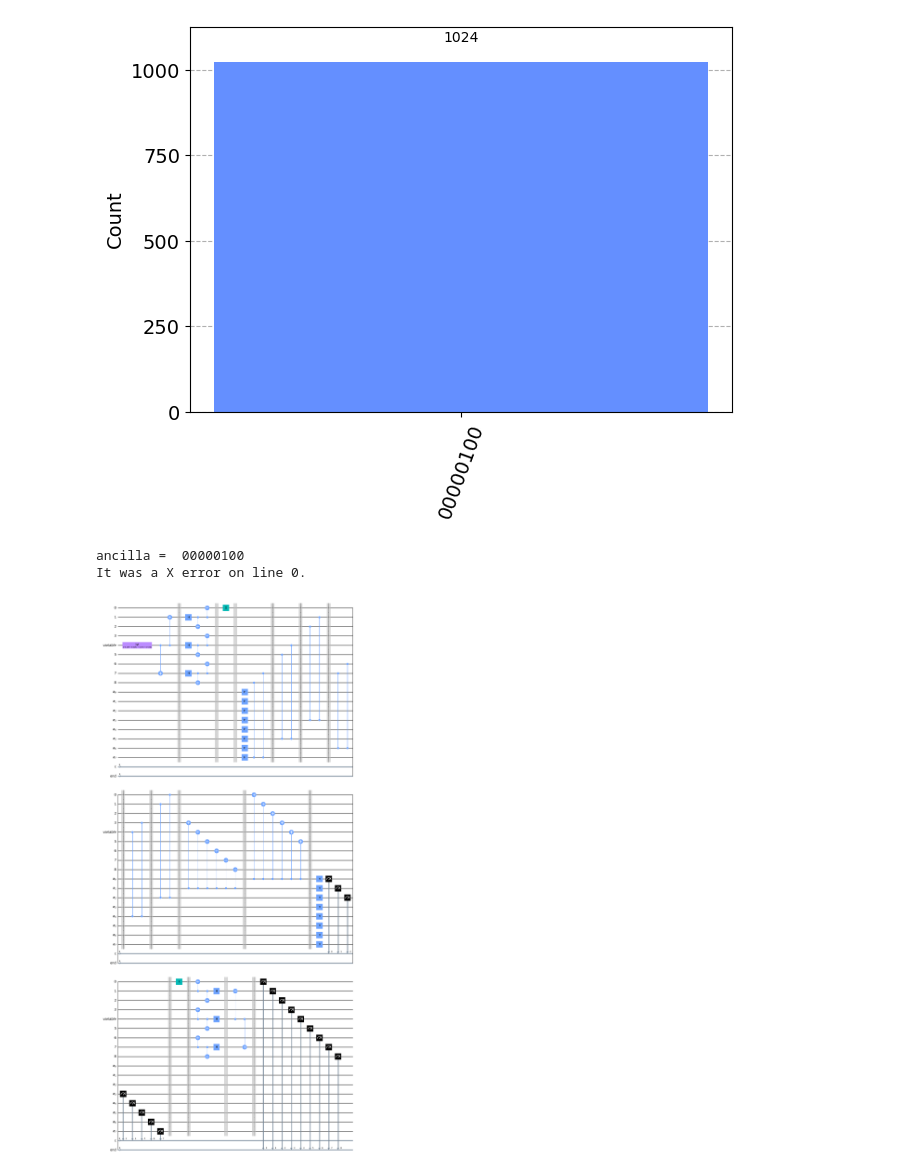
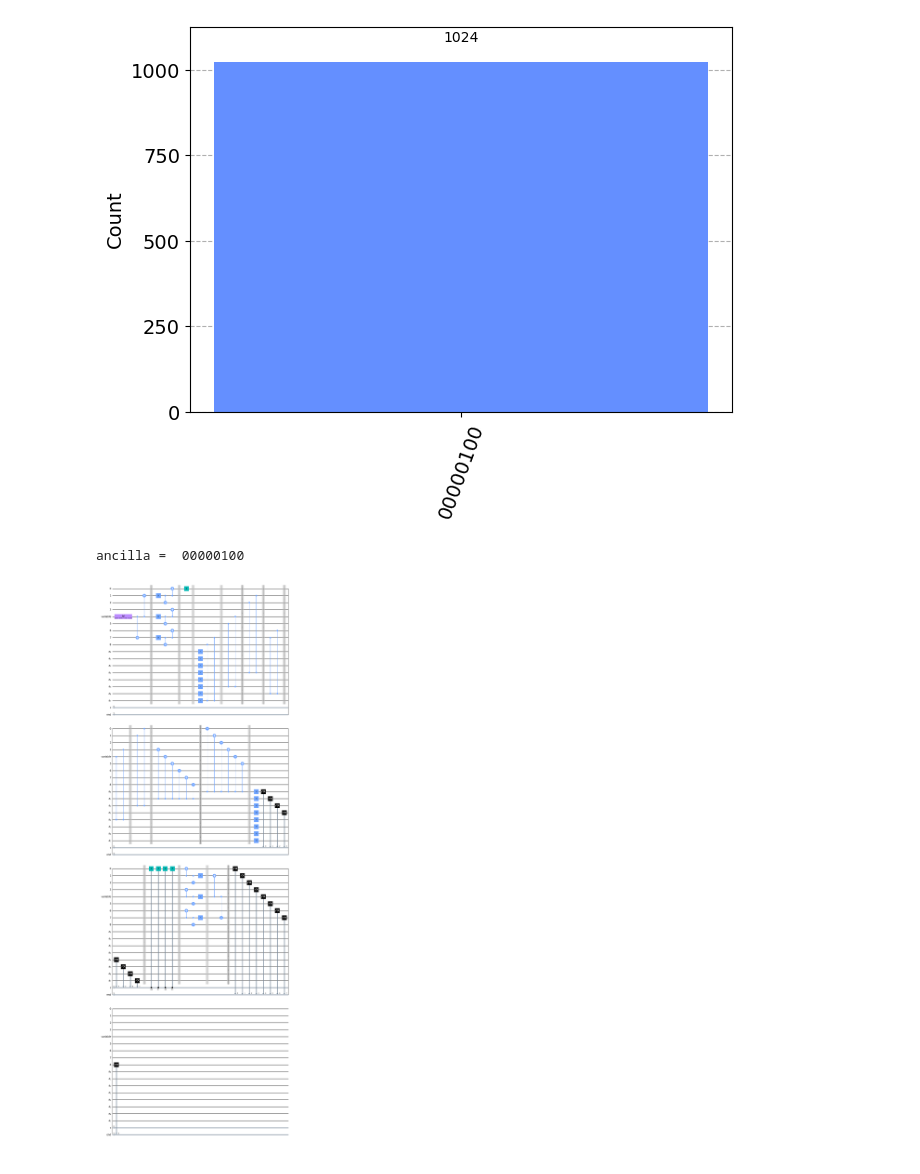
Before and after one commit to TomViiv/QuantumSummerSchool, a Jupyter notebook: ErrorCorrection.ipynb, the cells around one changed output. Cells and saved outputs as stored; diff of their text form; code cells hidden in the pictures.

Commit message:
corrected error correction

```diff
--- a/ErrorCorrection.ipynb
+++ b/ErrorCorrection.ipynb
@@ -193,7 +190,7 @@ print("ancilla = ", ancilla)
 c_end = ClassicalRegister(9, 'end')
 
 # Correct state according to the error :
-if(ancilla=='00000100'):
+"""if(ancilla=='00000100'):
     #Apply X error correction on line 0
     print("It was a X error on line 0.")
     circ.x(q[0])
@@ -204,37 +201,39 @@ if(ancilla=='00000001'):
     circ.z(q[0])
 
 if(ancilla=='00000101'):
     print("It was XZ error on line 0.")
     #Apply X and Z correction on line 0
     circ.x(q[0])
-    circ.z(q[0])
+    circ.z(q[0])"""
 
-
+circ.x(q[0]).c_if(c,4)
+circ.z(q[0]).c_if(c,1)
+circ.x(q[0]).c_if(c,5)
+circ.z(q[0]).c_if(c,5)
 barrier()
 circ.cx(q[1], q[0])
 circ.cx(q_input[0], q[3])
 circ.cx(q[6], q[5])
 circ.cx(q[1], q[2])
 circ.cx(q_input[0], q[4])
 circ.cx(q[6], q[7])
 circ.h(q[1])
 circ.h(q_input[0])
 circ.h(q[6])
 barrier()
 circ.cx(q_input[0], q[1])
 circ.cx(q_input[0], q[6])
 barrier()
 circ.add_register(c_end)
 for i in range(9) :
     circ.measure(i,c_end[i])
 
 
 
 circ.draw('mpl')
 # %% [output]
 ancilla =  00000100
-It was a X error on line 0.
-[figure, old version]
+[figure, new version]
 # %%
 # Let's verify if we applied a good correction. In fact, if probabilities of our qubit 4 are the same as calculated in theory.
 qc_compiled = transpile(circ, backend)
```
Also changed, not shown: parts of 7 cells of this notebook.
